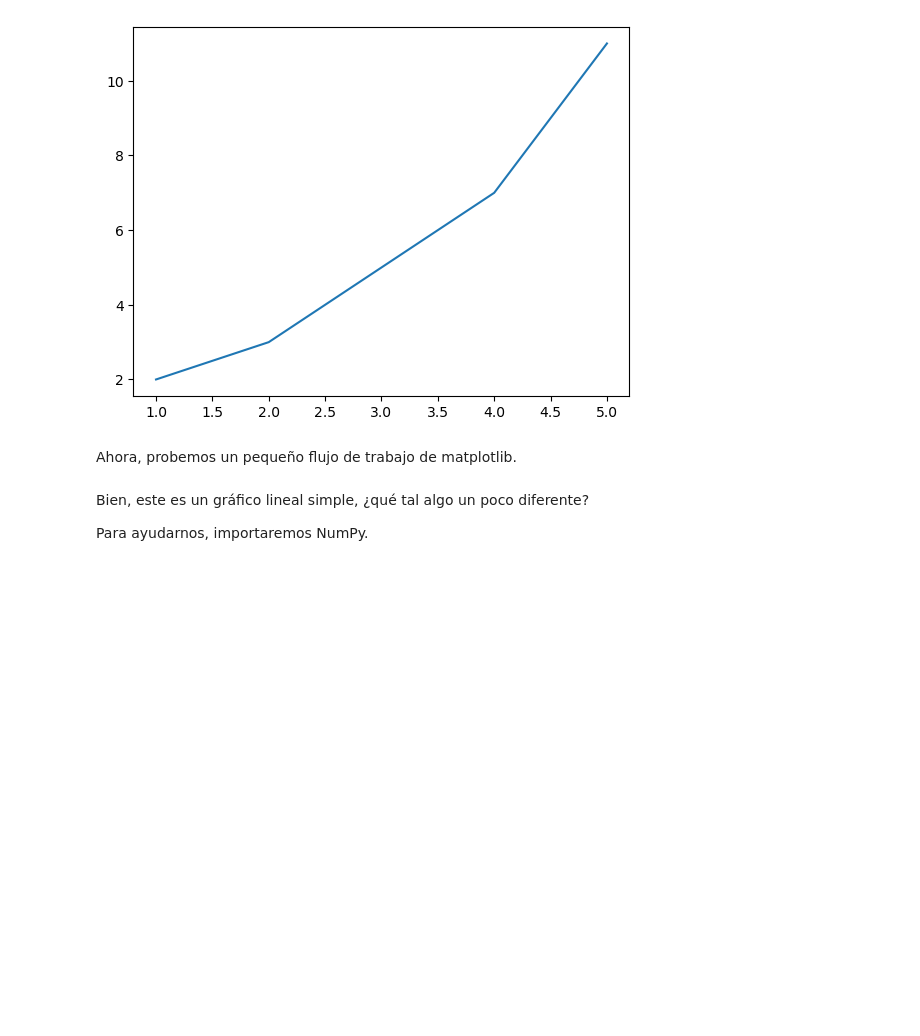
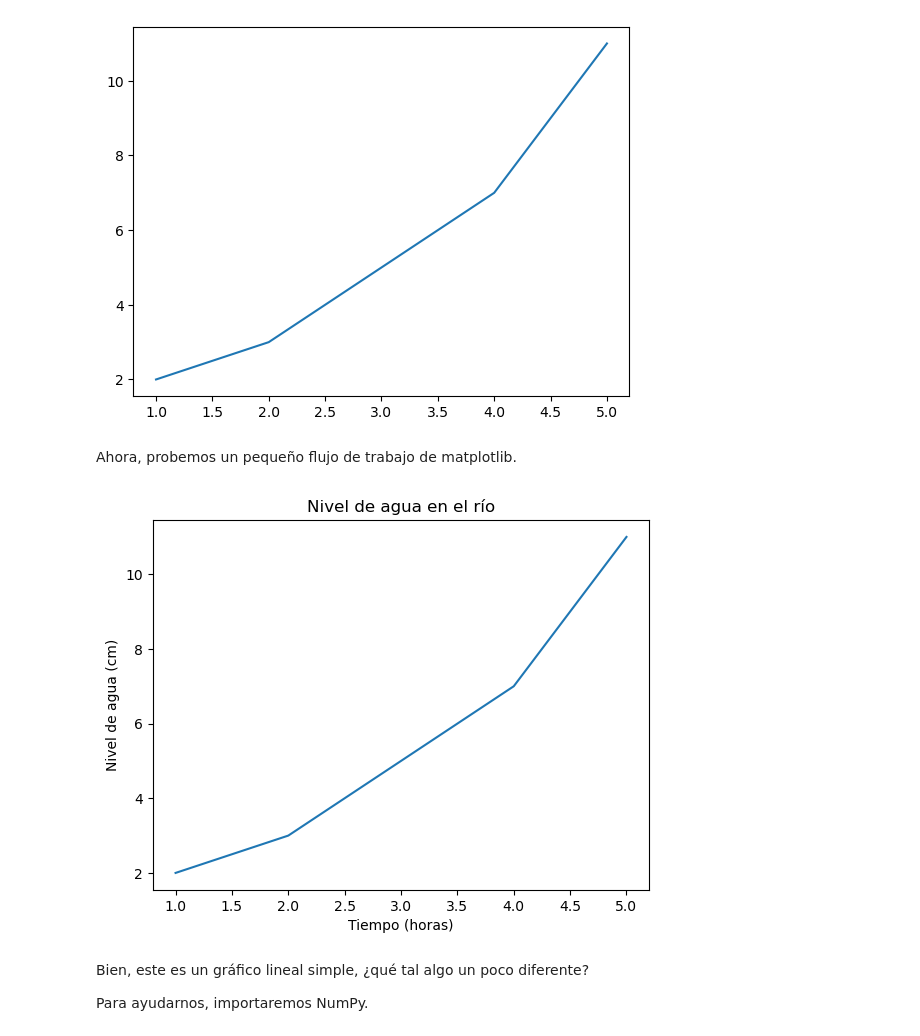
Before and after one commit to AlexDotel/Practicas-Machine-Learning, a Jupyter notebook: Ejercicio_Matplotlib.ipynb, the cells around one changed output. Saved outputs shown, nothing was run; the diff lists cells and outputs as text; code cells hidden in the pictures; blank space fills up the shorter version.

```diff
--- a/Ejercicio_Matplotlib.ipynb
+++ b/Ejercicio_Matplotlib.ipynb
@@ -58,16 +58,28 @@ ax.plot(X, Y)
 Ahora, probemos un pequeño flujo de trabajo de matplotlib.
 # %%
 # Importar y preparar matplotlib
+import matplotlib.pyplot as plt
 
 # Preparar los datos (crear dos listas de 5 números, X e y)
+x = [1, 2, 3, 4, 5]
+y = [2, 3, 5, 7, 11]
 
 # Configurar la figura y los ejes usando plt.subplots()
+fig, ax = plt.subplots()
+# Graficar los datos usando ax.plot()
 
 # Agregar datos (X, y) a los ejes
+ax.plot(x, y)
 
 # Personalizar el gráfico agregando un título, una etiqueta x y una etiqueta y
+ax.set_title('Nivel de agua en el río')
+ax.set_xlabel('Tiempo (horas)')
+ax.set_ylabel('Nivel de agua (cm)')
 
 # Guardar el gráfico en un archivo usando fig.savefig()
+fig.savefig('nivel_agua_rio.png')
+# %% [output]
+[figure, added]
 # %% [markdown]
 Bien, este es un gráfico lineal simple, ¿qué tal algo un poco diferente?
 
```
Also changed, not shown: parts of 1 cell of this notebook, 1 other file.
